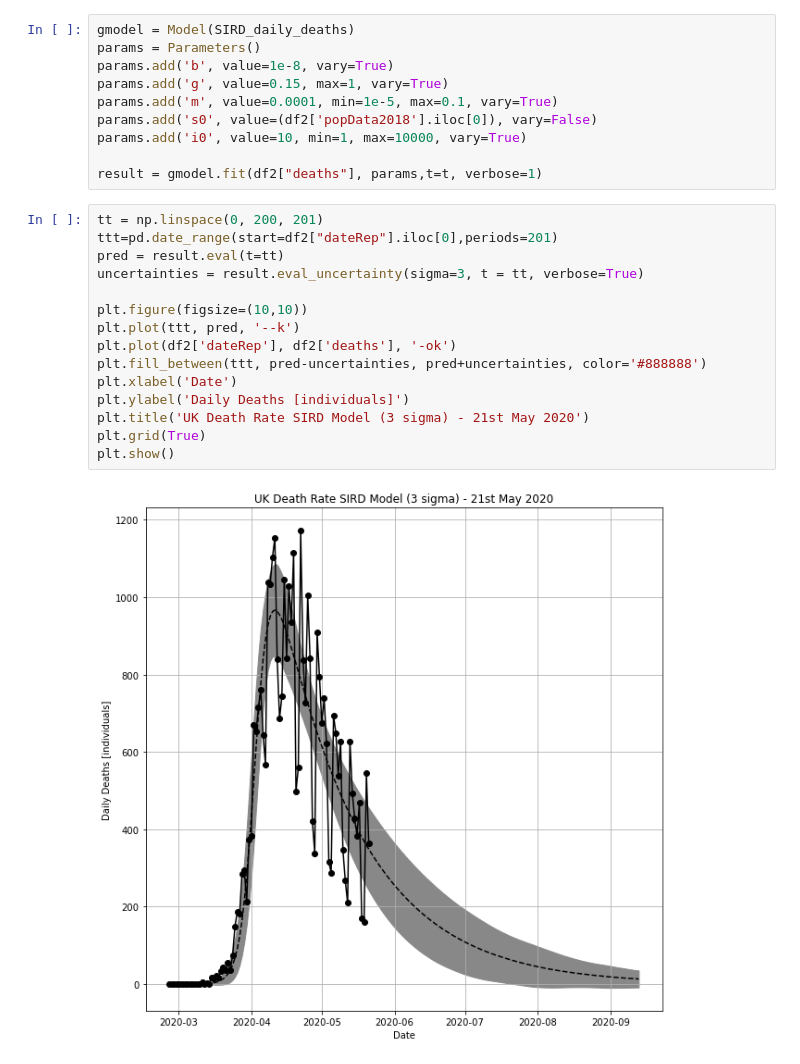
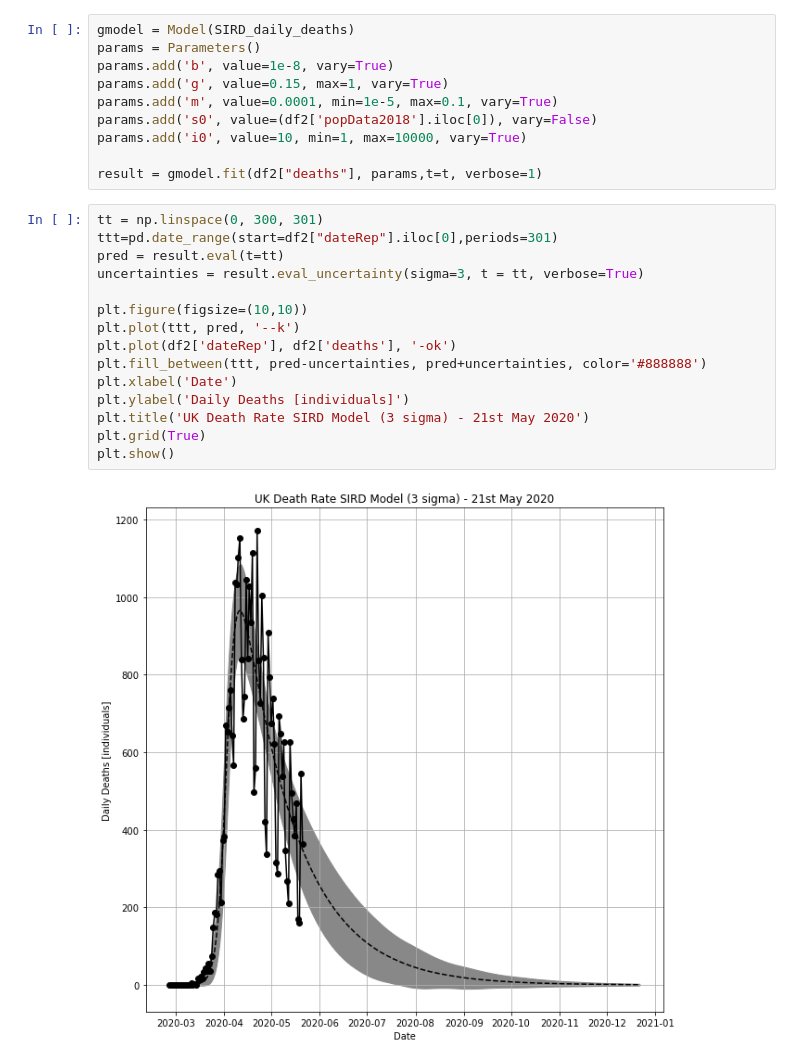
Before and after one commit to dkersh/UK_Covid19_SIRD_model, a Jupyter notebook: studyData.ipynb, the cells around one changed output. Drawn from its saved outputs; the diff is of its cells as text.

```diff
--- a/studyData.ipynb
+++ b/studyData.ipynb
@@ -92,19 +92,19 @@ params.add('i0', value=10, min=1, max=10000, vary=True)
 
 result = gmodel.fit(df2["deaths"], params,t=t, verbose=1)
 # %%
-tt = np.linspace(0, 200, 201)
-ttt=pd.date_range(start=df2["dateRep"].iloc[0],periods=201)
+tt = np.linspace(0, 300, 301)
+ttt=pd.date_range(start=df2["dateRep"].iloc[0],periods=301)
 pred = result.eval(t=tt)
 uncertainties = result.eval_uncertainty(sigma=3, t = tt, verbose=True)
 
 plt.figure(figsize=(10,10))
 plt.plot(ttt, pred, '--k')
 plt.plot(df2['dateRep'], df2['deaths'], '-ok')
 plt.fill_between(ttt, pred-uncertainties, pred+uncertainties, color='#888888')
 plt.xlabel('Date')
 plt.ylabel('Daily Deaths [individuals]')
 plt.title('UK Death Rate SIRD Model (3 sigma) - 21st May 2020')
 plt.grid(True)
 plt.show()
 # %% [output]
-[figure, old version]
+[figure, new version]
```
Also changed, not shown: parts of 2 cells of this notebook, 1 other file.
